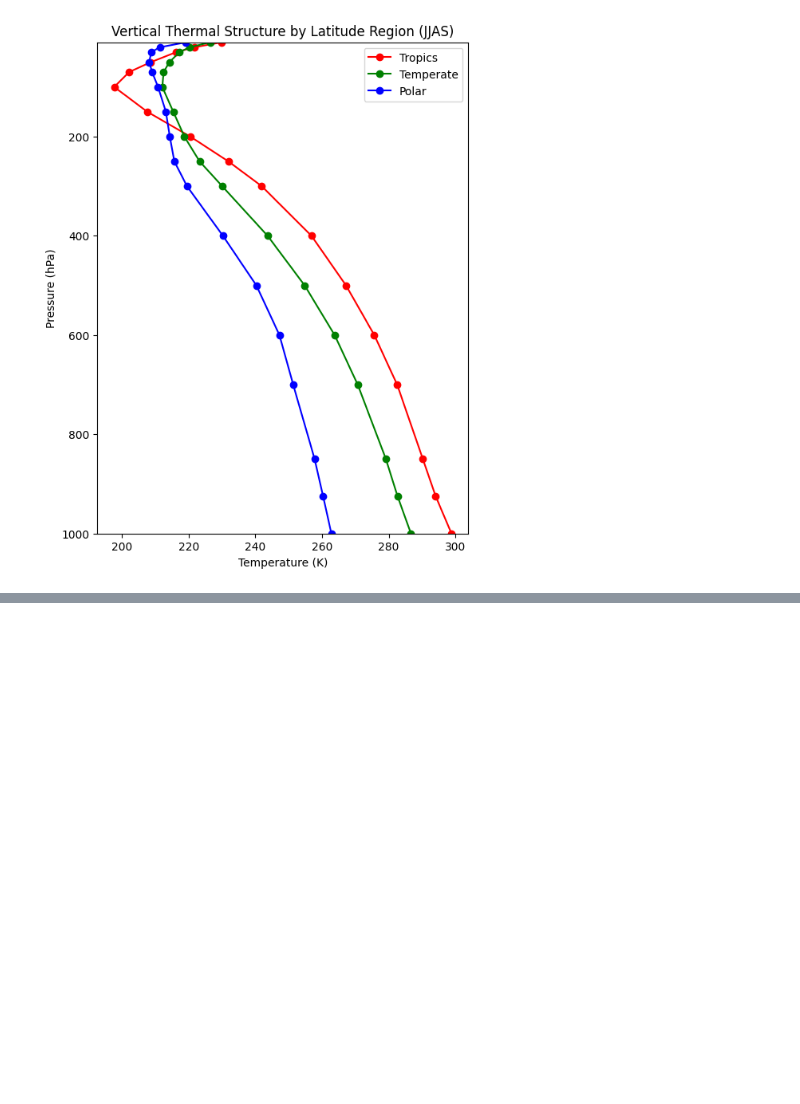
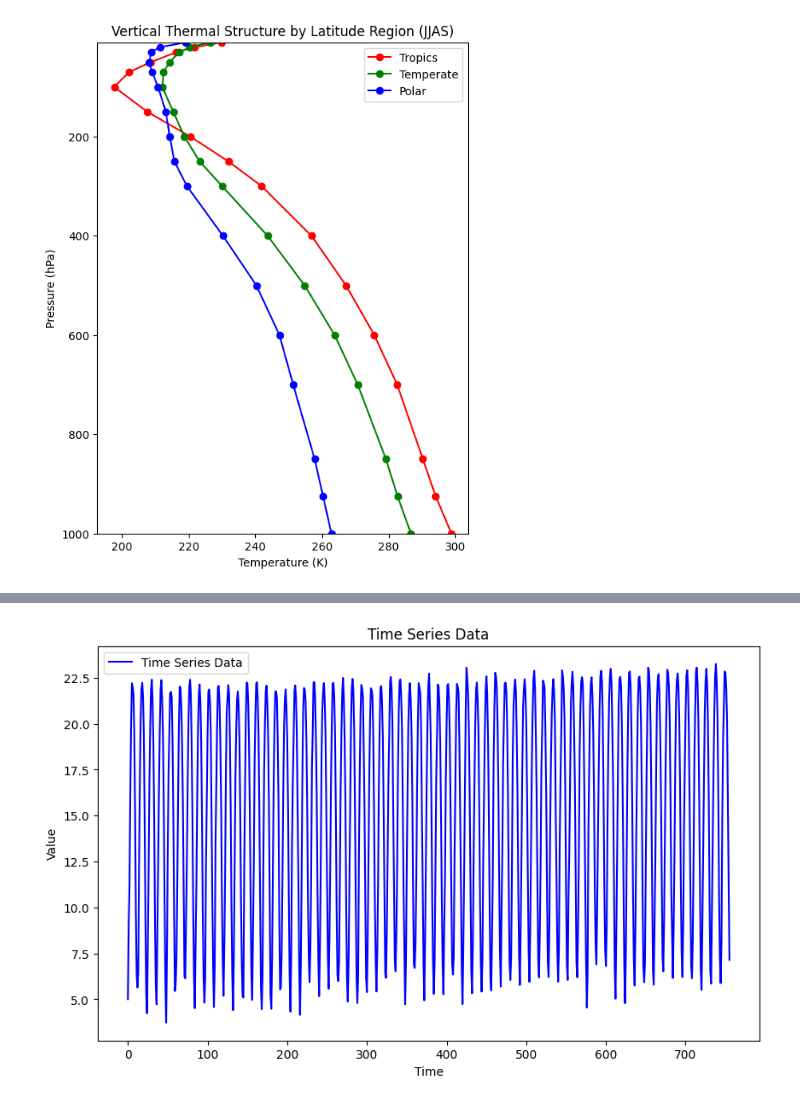
Before and after one commit to shiv3679/ClimGuide, a Jupyter notebook: test.ipynb, the cells around one changed output, grey strips where cells are left out. Saved outputs shown, nothing was run; the diff lists cells and outputs as text; code cells hidden in the pictures; blank space fills up the shorter version.

```diff
--- a/test.ipynb
+++ b/test.ipynb
@@ -183,0 +267,7 @@ plt.show()
+# %%
+## let us do a timeseries analysis now and see how has temp risen in india
+
+# take mean along the lat and lon
+
+tmp_fldmean = tmp_data.mean(dim=['lat','lon'])
+tmp_fldmean
@@ -183,0 +292,11 @@ plt.show()
+# %%
+# now let us plot the time series data
+plt.figure(figsize=(10,6))
+plt.plot(tmp_fldmean, color='blue', label='Time Series Data')
+plt.title('Time Series Data')
+plt.xlabel('Time')
+plt.ylabel('Value')
+plt.legend()
+plt.show()
+# %% [output]
+[figure, added]
```
Also changed, not shown: parts of 8 cells of this notebook, 5 other files.
